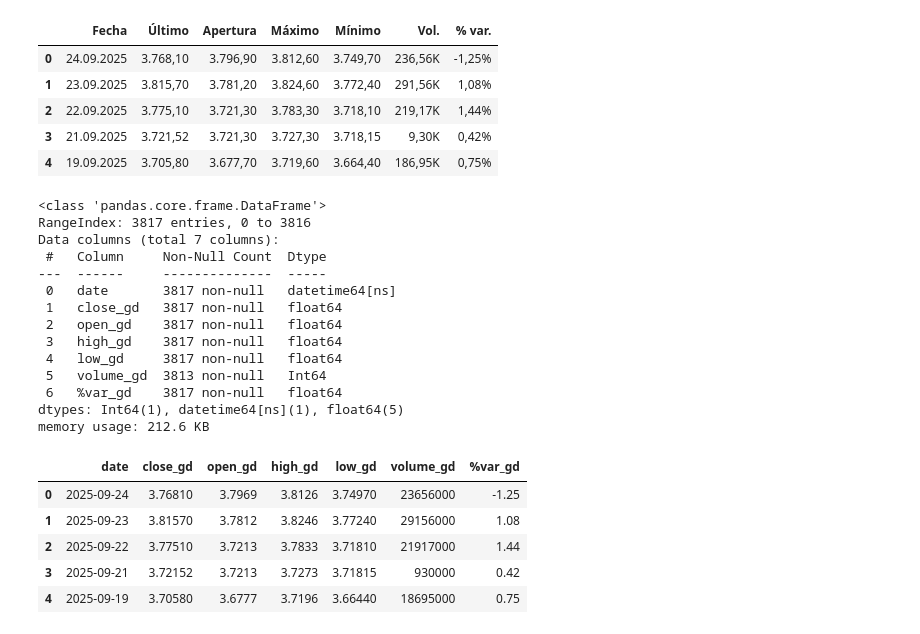
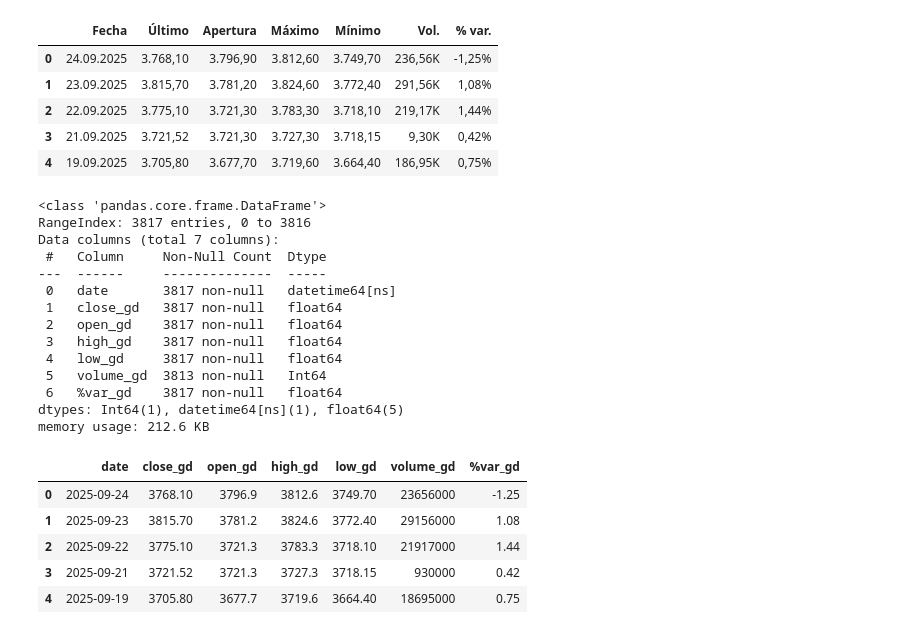
Before and after one commit to sergiomorosecilla/Proyecto-final, a Jupyter notebook: Data_sets/merge&clean.ipynb, the cells around one changed output. Cells and saved outputs as stored; diff of their text form; code cells hidden in the pictures.

```diff
--- a/Data_sets/merge&clean.ipynb
+++ b/Data_sets/merge&clean.ipynb
@@ -145,60 +153,62 @@ memory usage: 208.9+ KB
 | 3 | 21.09.2025 | 3.721,52 | 3.721,30 | 3.727,30 | 3.718,15 | 9,30K | 0,42% |
 | 4 | 19.09.2025 | 3.705,80 | 3.677,70 | 3.719,60 | 3.664,40 | 186,95K | 0,75% |
 # %%
+# Normalizamos nombre columnas a semejanza de los otros 2 datasets
 df_oro.rename(columns={'Fecha': 'date', 'Último': 'close_gd', 'Apertura': 'open_gd', 'Máximo': 'high_gd', 'Mínimo': 'low_gd', 'Vol.': 'volume_gd', '% var.':'%var_gd'}, inplace=True)
 
-# Primero quitamos símbolos como comas, puntos o 'K' que puedan venir en texto
-# Esto depende de cómo esté tu CSV, aquí te muestro un ejemplo genérico:
-
-# Eliminamos comas de miles y el sufijo 'K' en volumen
+##Antes de converir a número entero, limpiamos símbolos y demás:
+#1 Primero quitamos símbolos como comas, puntos o 'K' que puedan venir en texto
+#2 Eliminamos comas de miles y el sufijo 'K' en volumen
 df_oro["volume_gd"] = (df_oro["volume_gd"].astype(str).str.replace("K", "000", regex=False)   # convierte 9,30K → 9300
     .str.replace(",", "", regex=False)      # quita comas
 )
-# Convertir volumen a int
-# Convert to numeric (invalid parse -> NaN) and use pandas nullable integer dtype
+#3 Convertir volumen a int64, usando 'coerce' para convertir errores a NaN y luego a Int64 que acepta NaN
 df_oro["volume_gd"] = pd.to_numeric(df_oro["volume_gd"], errors="coerce").astype("Int64")
 
-# Convertir columnas numéricas
+# Convertir otras columnas a float
+# Los valores vienen con formato español: punto como separador de miles y coma como decimal (ej. '3.768,10')
+# Primero normalizamos (quitar separador de miles '.' y cambiar ',' por '.') y luego convertimos a numerico
 cols_float = ["close_gd", "open_gd", "high_gd", "low_gd"]
-df_oro[cols_float] = df_oro[cols_float].replace({",": ""}, regex=True).astype(float)
+df_oro[cols_float] = (
+    df_oro[cols_float]
+    .astype(str)
+    .replace({r'\.': '', ',': '.'}, regex=True)   # 3.768,10 -> 3768.10
+    .apply(pd.to_numeric, errors="coerce")
+)
 
-
-
-# Quitar símbolo % y posibles comas decimales
+# Quitar de la columna '%var_gd' símbolo % y posibles comas decimales y despues convertir a float:
 df_oro["%var_gd"] = (
     df_oro["%var_gd"]
     .astype(str)
-    .str.replace("%", "", regex=False)      # quita el símbolo %
-    .str.replace(",", ".", regex=False)     # cambia coma por punto si viene así
+    .str.replace("%", "", regex=False)
+    .str.replace(",", ".", regex=False)
 )
-
-# Convertir a float
 df_oro["%var_gd"] = df_oro["%var_gd"].astype(float)
 
 df_oro['date'] = pd.to_datetime(df_oro['date'])
 
 
 df_oro.info()
 df_oro.head()
 # %% [output]
 <class 'pandas.core.frame.DataFrame'>
 RangeIndex: 3817 entries, 0 to 3816
 Data columns (total 7 columns):
  #   Column     Non-Null Count  Dtype
 ---  ------     --------------  -----
  0   date       3817 non-null   datetime64[ns]
  1   close_gd   3817 non-null   float64
  2   open_gd    3817 non-null   float64
  3   high_gd    3817 non-null   float64
  4   low_gd     3817 non-null   float64
  5   volume_gd  3813 non-null   Int64
  6   %var_gd    3817 non-null   float64
 dtypes: Int64(1), datetime64[ns](1), float64(5)
 memory usage: 212.6 KB
 |  | date | close_gd | open_gd | high_gd | low_gd | volume_gd | %var_gd |
-| 0 | 2025-09-24 | 3.76810 | 3.7969 | 3.8126 | 3.74970 | 23656000 | -1.25 |
-| 1 | 2025-09-23 | 3.81570 | 3.7812 | 3.8246 | 3.77240 | 29156000 | 1.08 |
-| 2 | 2025-09-22 | 3.77510 | 3.7213 | 3.7833 | 3.71810 | 21917000 | 1.44 |
-| 3 | 2025-09-21 | 3.72152 | 3.7213 | 3.7273 | 3.71815 | 930000 | 0.42 |
-| 4 | 2025-09-19 | 3.70580 | 3.6777 | 3.7196 | 3.66440 | 18695000 | 0.75 |
+| 0 | 2025-09-24 | 3768.10 | 3796.9 | 3812.6 | 3749.70 | 23656000 | -1.25 |
+| 1 | 2025-09-23 | 3815.70 | 3781.2 | 3824.6 | 3772.40 | 29156000 | 1.08 |
+| 2 | 2025-09-22 | 3775.10 | 3721.3 | 3783.3 | 3718.10 | 21917000 | 1.44 |
+| 3 | 2025-09-21 | 3721.52 | 3721.3 | 3727.3 | 3718.15 | 930000 | 0.42 |
+| 4 | 2025-09-19 | 3705.80 | 3677.7 | 3719.6 | 3664.40 | 18695000 | 0.75 |
 # %%
```
Also changed, not shown: parts of 8 cells of this notebook, 3 other files.
